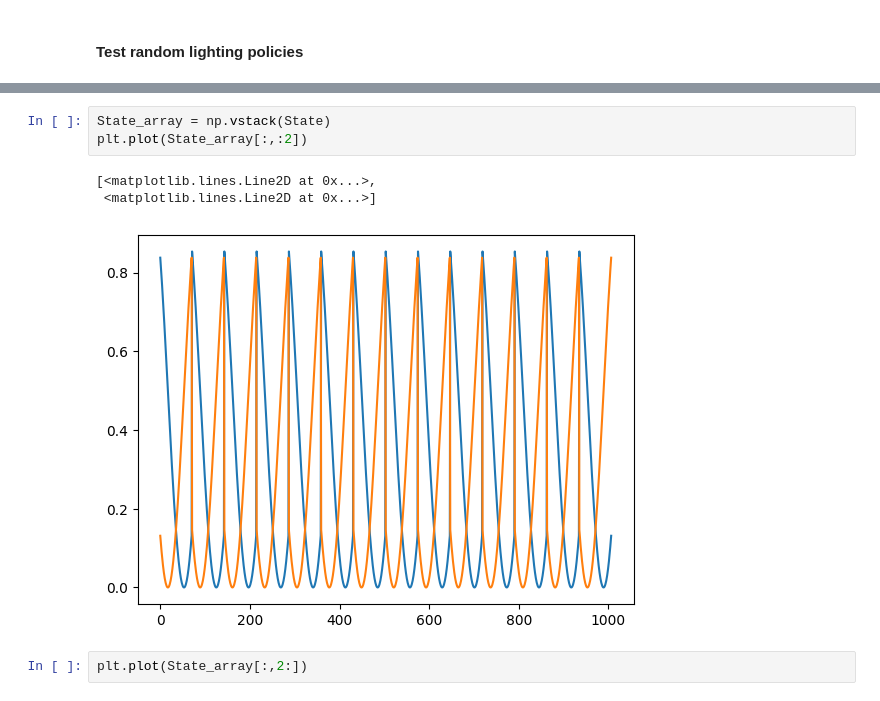
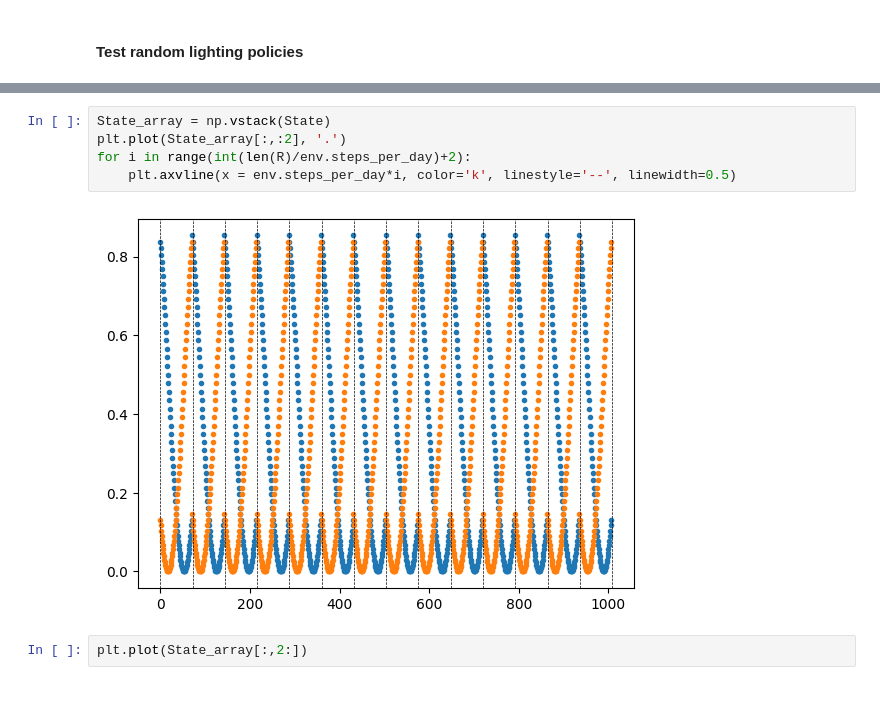
Before and after one commit to steventango/plant-rl, a Jupyter notebook: analysis/test_plant_simulator.ipynb, the cells around one changed output, grey strips where cells are left out. Cells and saved outputs as stored; diff of their text form.

```diff
--- a/analysis/test_plant_simulator.ipynb
+++ b/analysis/test_plant_simulator.ipynb
@@ -53,10 +53,10 @@ fig.tight_layout()
-# %%
-State_array = np.vstack(State)
-plt.plot(State_array[:,:2])
-# %% [output]
-[<matplotlib.lines.Line2D at 0x...>,
- <matplotlib.lines.Line2D at 0x...>]
-[figure, removed]
+# %%
+State_array = np.vstack(State)
+plt.plot(State_array[:,:2], '.')
+for i in range(int(len(R)/env.steps_per_day)+2):
+    plt.axvline(x = env.steps_per_day*i, color='k', linestyle='--', linewidth=0.5)
+# %% [output]
+[figure, added]
 # %%
 plt.plot(State_array[:,2:])
 # %% [output]
```
Also changed, not shown: parts of 1 cell of this notebook, 2 other files.
